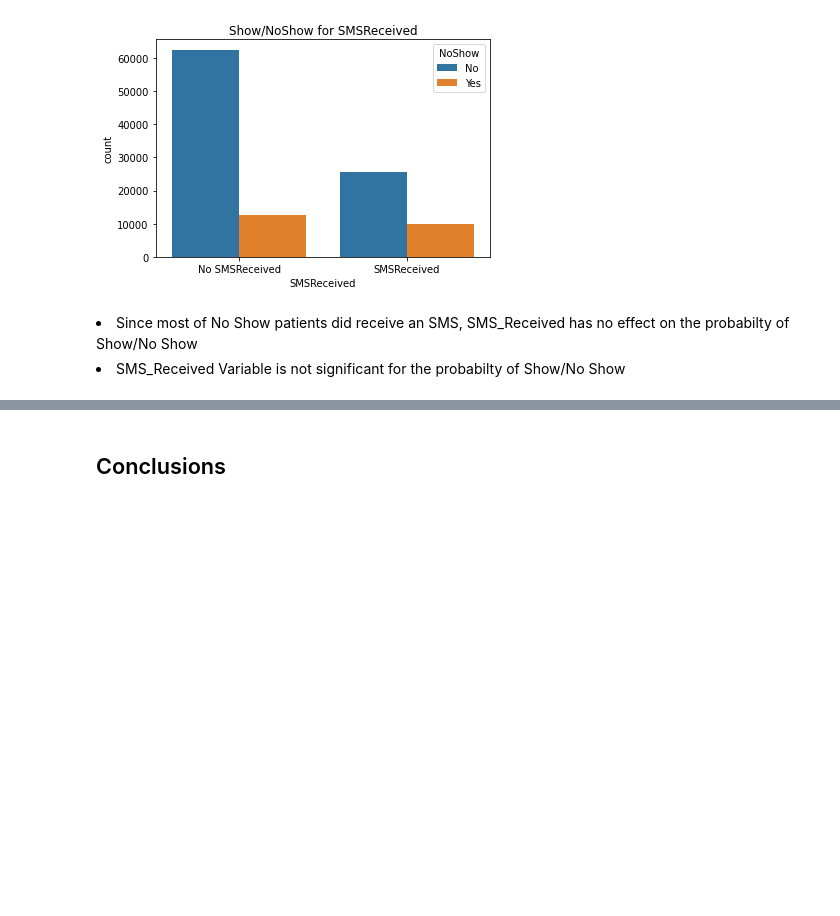
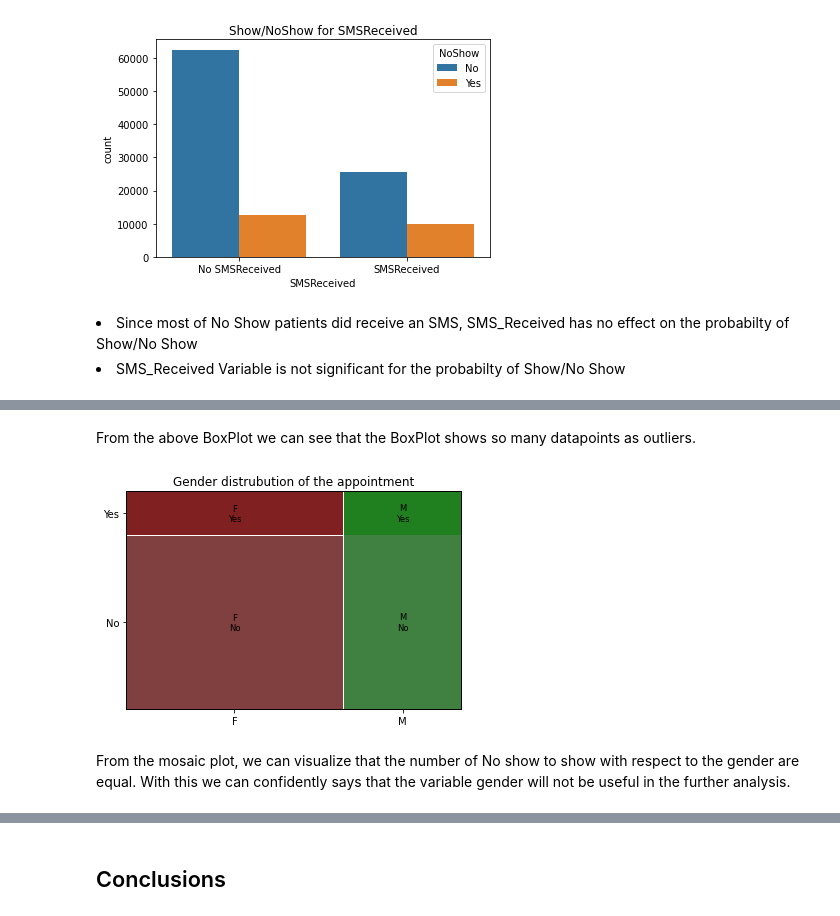
Before and after one commit to Eminent01/ALX-Data_Analyst, a Jupyter notebook: Project1/Ademola_Abiodun_investigate-a-dataset-Project1.ipynb, the cells around one changed output, grey strips where cells are left out. Saved outputs shown, nothing was run; the diff lists cells and outputs as text; code cells hidden in the pictures; blank space fills up the shorter version.

```diff
--- a/Project1/Ademola_Abiodun_investigate-a-dataset-Project1.ipynb
+++ b/Project1/Ademola_Abiodun_investigate-a-dataset-Project1.ipynb
@@ -502,0 +538,9 @@ plt.show()
+# %% [markdown]
+From the above BoxPlot we can see that the BoxPlot shows so many datapoints as outliers.
+# %%
+mosaic(df, ['Gender', 'NoShow'], title='Gender distrubution of the appointment')
+plt.show()
+# %% [output]
+[figure, added]
+# %% [markdown]
+From the mosaic plot, we can visualize that the number of No show to show with respect to the gender are equal. With this we can confidently says that the variable gender will not be useful in the further analysis.
```
Also changed, not shown: parts of 14 cells of this notebook.
